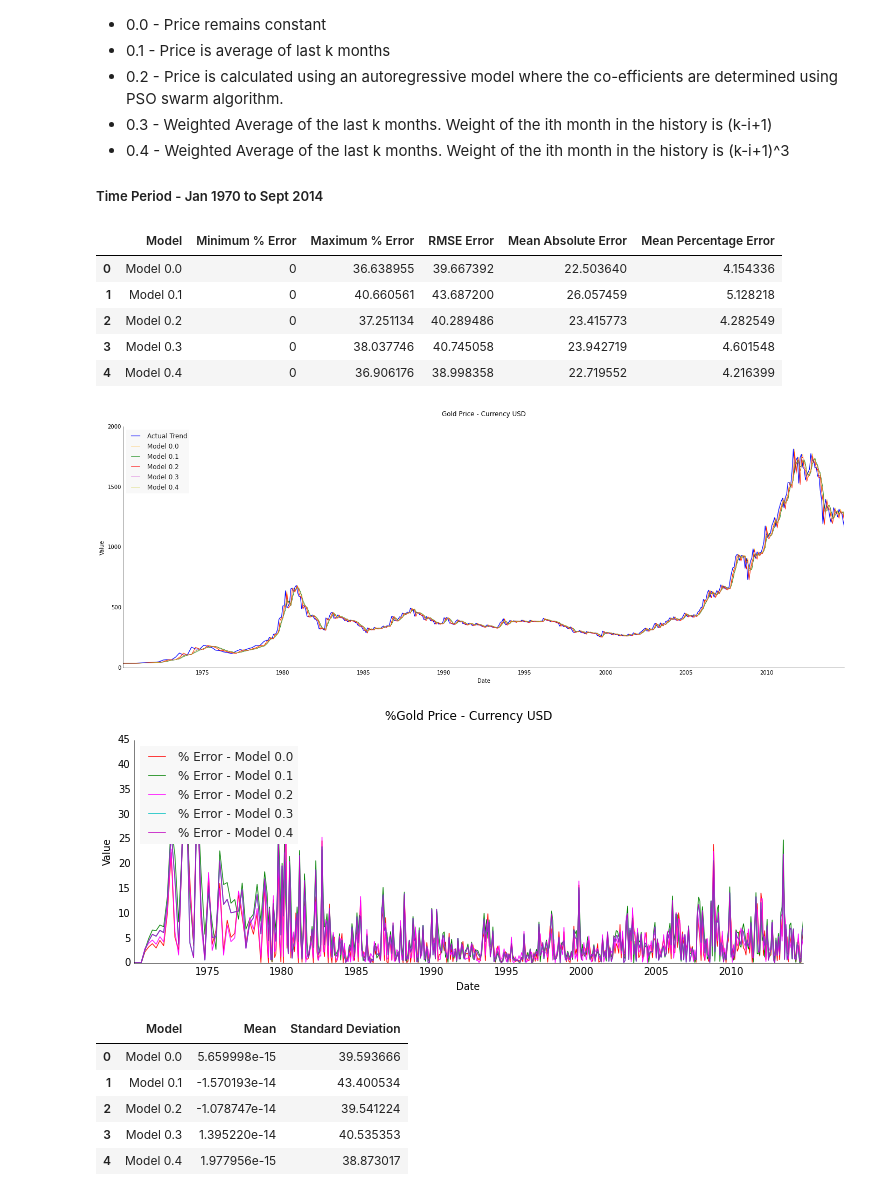
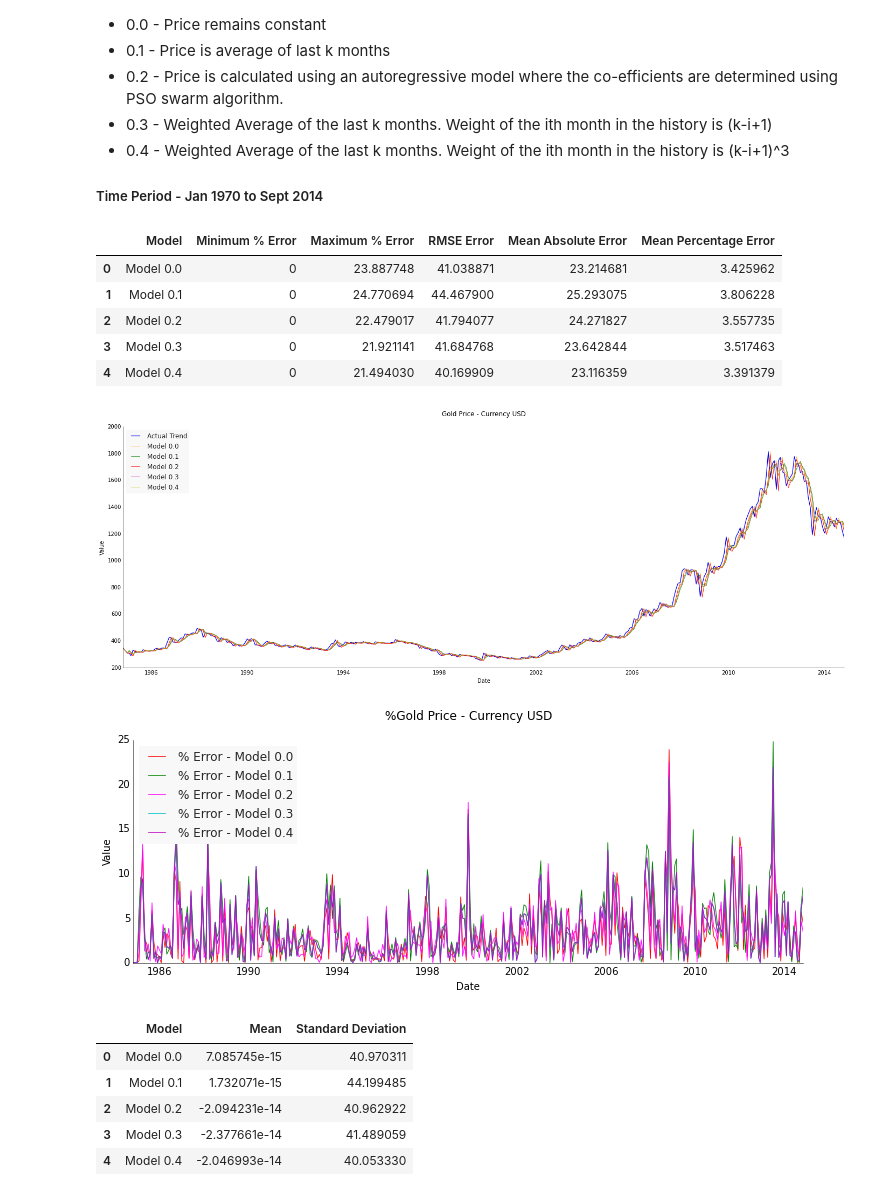
Before and after one commit to Sree-vathsan/CSE591-Data-Science-Project, a Jupyter notebook: baselineModel/bm_gold.ipynb, the cells around one changed output. Cells and saved outputs as stored; diff of their text form; code cells hidden in the pictures.

```diff
--- a/baselineModel/bm_gold.ipynb
+++ b/baselineModel/bm_gold.ipynb
@@ -26,15 +26,21 @@ import datetime
 # %%
 #London Fix Gold Spot Price
 fig, axes = plt.subplots(1, figsize=(24,8))
+'''
 dataGoldFix = pd.read_csv('https://raw.githubusercontent.com/Sree-vathsan/CSE591-Data-Science-Project/master/baselineModel/WGC-GOLD_USD_Monthly_197001_201410.csv')
 #dataGoldFix = pd.read_csv('https://raw.githubusercontent.com/Sree-vathsan/CSE591-Data-Science-Project/master/baselineModel/GOLD_DAILY_1994-10-03_2014-09-30.csv')
 #dataGoldFix = pd.read_csv('https://raw.githubusercontent.com/Sree-vathsan/CSE591-Data-Science-Project/master/baselineModel/GoldPrice_Monthly_199410_201409.csv')
+'''
+#goldDataPath = 'https://raw.githubusercontent.com/Sree-vathsan/CSE591-Data-Science-Project/master/regressionModel/data/GOLD_DAILY_1994-10-03_2014-09-30.csv'
+goldDataPath = 'https://raw.githubusercontent.com/Sree-vathsan/CSE591-Data-Science-Project/master/regressionModel/data/Monthly_30yr/GOLD_Montly_198410_201410.csv'
+dataGoldFix = pd.read_csv(goldDataPath)
+
 n = len(dataGoldFix.index)
 #dataGoldFix['Date'] = pd.to_datetime(dataGoldFix['Date'])
 #dataGoldFix = dataGoldFix.sort(columns='Date')
 #dataGoldFix.plot(x='Date',y='Value')
 x = dataGoldFix['Date']
-y = dataGoldFix['Value']
+y = dataGoldFix['Gold_Value']
 
 
 date=[]
@@ -63,7 +69,7 @@ axes1.set_ylabel('Value')
 axes1.set_xlabel('Date')
 
 
-y= dataGoldFix['Value']
+y= dataGoldFix['Gold_Value']
 pred_y0=np.copy(y)
 pred_y1 = np.copy(y)
 pred_y2= np.copy(y)
@@ -165,40 +171,40 @@ ppl.plot(axes, date, pred_y3, label=str("Model 0.4"), linewidth=0.75)
 
 ppl.plot(axes1, date, errVar_y0, label=str("% Error - Model 0.0"), linewidth=0.75, c='red')
 ppl.plot(axes1, date, errVar_y1, label=str("% Error - Model 0.1"), linewidth=0.75, c='green')
 ppl.plot(axes1, date, errVar_y2, label=str("% Error - Model 0.2"), linewidth=0.75, c='magenta')
 ppl.plot(axes1, date, errVar_y3, label=str("% Error - Model 0.3"), linewidth=0.75)
 ppl.plot(axes1, date, errVar_y3, label=str("% Error - Model 0.4"), linewidth=0.75)
 
 ppl.legend(axes, loc='upper left')
 
 ppl.legend(axes1, loc='upper left')
 
 dfErr = pd.DataFrame(data=None, columns=['Model','Minimum % Error','Maximum % Error', 'RMSE Error', 'Mean Absolute Error','Mean Percentage Error'])
 dfErr['Model'] = ('Model 0.0', 'Model 0.1', 'Model 0.2', 'Model 0.3','Model 0.4')
 dfErr['Minimum % Error'] = (min(errVar_y0), min(errVar_y1),min(errVar_y2),min(errVar_y3),min(errVar_y4))
 dfErr['Maximum % Error'] = (max(errVar_y0), max(errVar_y1),max(errVar_y2),max(errVar_y3),max(errVar_y4))
 dfErr['RMSE Error'] = (errRMS_y0,errRMS_y1,errRMS_y2,errRMS_y3,errRMS_y4)
 dfErr['Mean Absolute Error'] = (np.mean(errABS_y0),np.mean(errABS_y1),np.mean(errABS_y2),np.mean(errABS_y3),np.mean(errABS_y4))
 dfErr['Mean Percentage Error']= (np.mean(errVar_y0),np.mean(errVar_y1),np.mean(errVar_y2),np.mean(errVar_y3),np.mean(errVar_y4))
 dfForecast = pd.DataFrame(data=None, columns=['Model','November 2014','December 2014'])
 dfForecast['Model'] = ('Model 0.0', 'Model 0.1', 'Model 0.2','Model 0.3','Model 0.4')
 
 dfErr
 #(novForecast0,novForecast1,novForecast2)
 
 #print("Minimum % Error")
 #print(min(err_y))
 #print("Maximum % Error")
 #print(max(err_y))
 # %% [output]
 |  | Model | Minimum % Error | Maximum % Error | RMSE Error | Mean Absolute Error | Mean Percentage Error |
-| 0 | Model 0.0 | 0 | 36.638955 | 39.667392 | 22.503640 | 4.154336 |
-| 1 | Model 0.1 | 0 | 40.660561 | 43.687200 | 26.057459 | 5.128218 |
-| 2 | Model 0.2 | 0 | 37.251134 | 40.289486 | 23.415773 | 4.282549 |
-| 3 | Model 0.3 | 0 | 38.037746 | 40.745058 | 23.942719 | 4.601548 |
-| 4 | Model 0.4 | 0 | 36.906176 | 38.998358 | 22.719552 | 4.216399 |
+| 0 | Model 0.0 | 0 | 23.887748 | 41.038871 | 23.214681 | 3.425962 |
+| 1 | Model 0.1 | 0 | 24.770694 | 44.467900 | 25.293075 | 3.806228 |
+| 2 | Model 0.2 | 0 | 22.479017 | 41.794077 | 24.271827 | 3.557735 |
+| 3 | Model 0.3 | 0 | 21.921141 | 41.684768 | 23.642844 | 3.517463 |
+| 4 | Model 0.4 | 0 | 21.494030 | 40.169909 | 23.116359 | 3.391379 |
-[figure, old version]
+[figure, new version]
-[figure, old version]
+[figure, new version]
 # %%
 #Error Correction
 def computeErrorCorrectionFactor(pred,actual):
@@ -249,8 +255,8 @@ dfMeanSD
 #print("Standard Deviation is " + str(computeCorrectedSD(new_pred_y0,y)))
 # %% [output]
 |  | Model | Mean | Standard Deviation |
-| 0 | Model 0.0 | 5.659998e-15 | 39.593666 |
-| 1 | Model 0.1 | -1.570193e-14 | 43.400534 |
-| 2 | Model 0.2 | -1.078747e-14 | 39.541224 |
-| 3 | Model 0.3 | 1.395220e-14 | 40.535353 |
-| 4 | Model 0.4 | 1.977956e-15 | 38.873017 |
+| 0 | Model 0.0 | 7.085745e-15 | 40.970311 |
+| 1 | Model 0.1 | 1.732071e-15 | 44.199485 |
+| 2 | Model 0.2 | -2.094231e-14 | 40.962922 |
+| 3 | Model 0.3 | -2.377661e-14 | 41.489059 |
+| 4 | Model 0.4 | -2.046993e-14 | 40.053330 |
```
Also changed, not shown: parts of 3 cells of this notebook.
